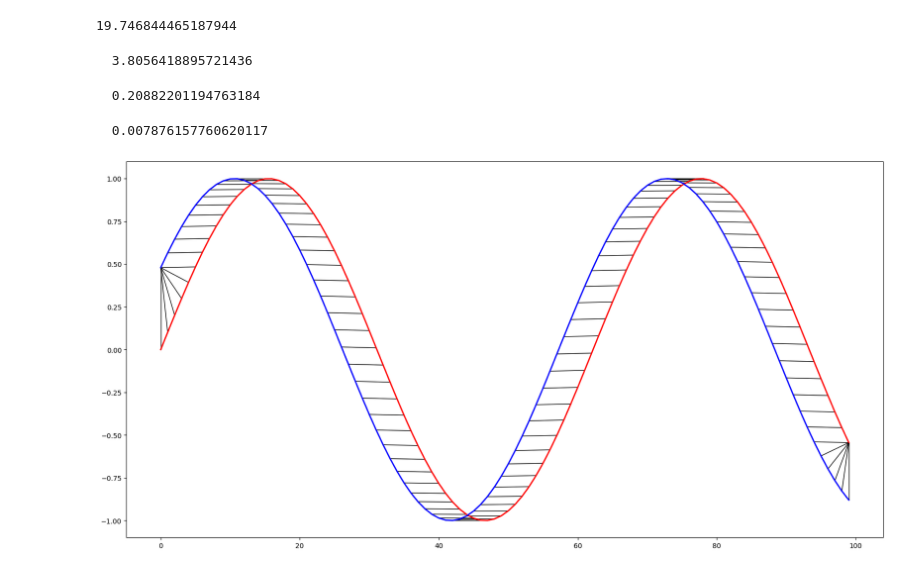
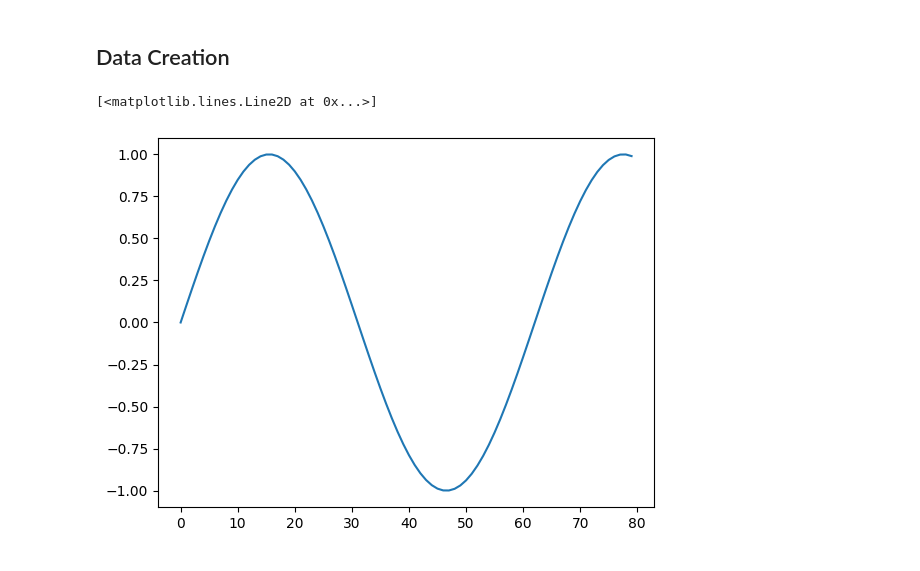
Before and after one commit to gellison321/timeseriespy, a Jupyter notebook: scratch.ipynb, the cells around one changed output. Drawn from its saved outputs; the diff is of its cells as text; code cells hidden in the pictures.

```diff
--- a/scratch.ipynb
+++ b/scratch.ipynb
@@ -68,45 +0,0 @@ approximate_query_to_candidates_enumeration(a,c)
-# %%
-score = 0
-for arr in c:
-    score += metrics['euclidean'](a, arr)
-print(score)
-# %% [output]
-19.746844465187944
-# %%
-n = 1000
-
-start = time.time()
-for i in range(n):
-    # np.ones((10,10))*np.inf
-    dtw(a, b)
-    # torch_distance(c, d)
-    # torch.sqrt(c)
-    # abs(9.0-8.5)
-
-end = time.time()
-print(" ", end - start)
-# %% [output]
-  3.8056418895721436
-# %%
-start = time.time()
-for i in range(n):
-    # np.ones((10,10))*float('inf')
-    dtw_tslearn(a, b)
-    # enumerated_distance(c, d)
-    # (9.0-8.5)**2
-
-end = time.time()
-print(" ", end - start)
-# %% [output]
-  0.20882201194763184
-# %%
-start = time.time()
-for i in range(n):
-    # np.ones((10,10))*float('inf')
-    # dtw_tslearn(a, b)
-    np.linalg.norm(a - b)
-
-end = time.time()
-print(" ", end - start)
-# %% [output]
-  0.007876157760620117
@@ -115,12 +0,0 @@ path = dtw_path(dtw_matrix(a, b, 6))
-# %%
-fig, ax = plt.subplots(figsize=(20, 10))
-
-# Remove the border and axes ticks
-
-for [map_x, map_y] in path:
-    ax.plot([map_x, map_y], [a[map_x], b[map_y]], '-k', lw = 1)
-
-ax.plot(a, color='red', linewidth=2)
-ax.plot(b, color='blue', linewidth=2);
-# %% [output]
-[figure, removed]
@@ -126,0 +9,8 @@ ax.plot(b, color='blue', linewidth=2);
+# %% [markdown]
+## Data Creation
+# %%
+q = np.sin(np.linspace(0, 8, 80))
+plt.plot(q)
+# %% [output]
+[<matplotlib.lines.Line2D at 0x...>]
+[figure, added]
```
Also changed, not shown: parts of 38 cells of this notebook, 16 other files.
